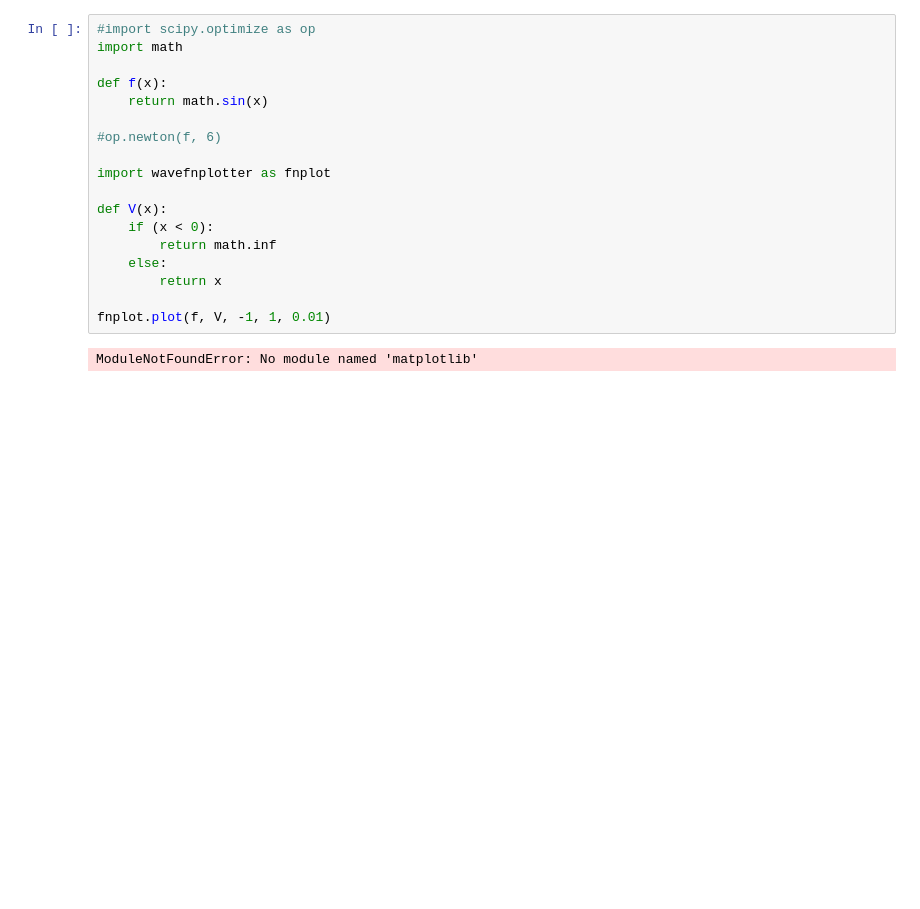
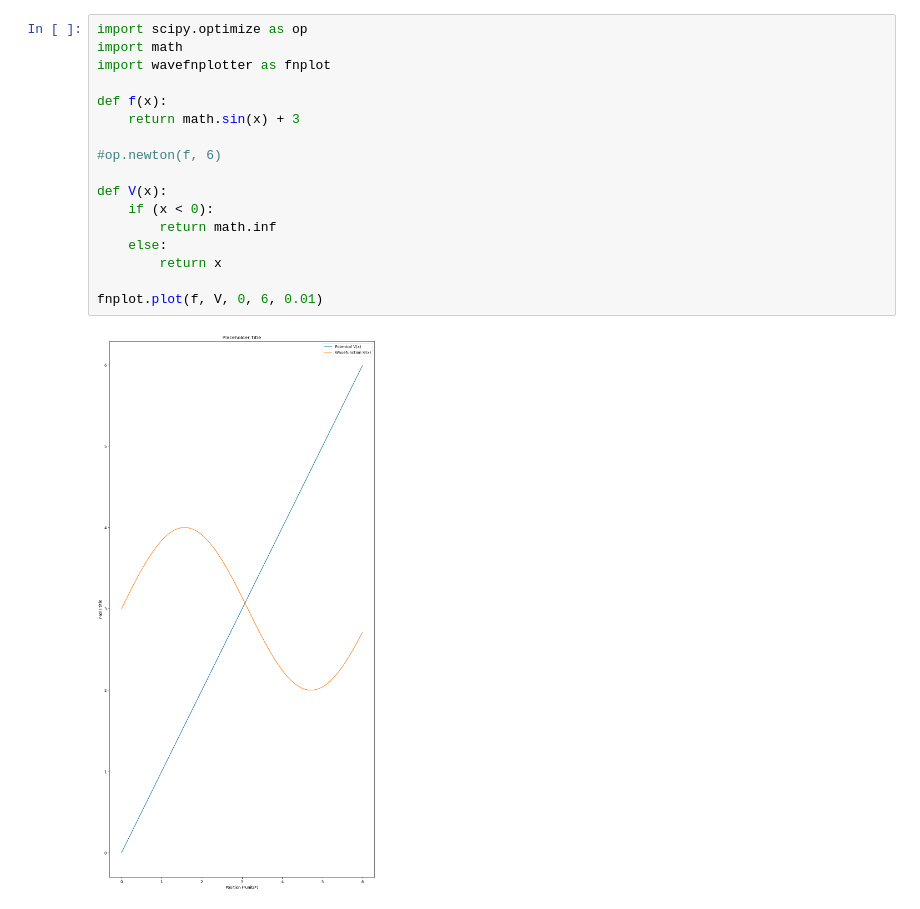
Before and after one commit to Ryan-Afzal/PHY68-Project2, a Jupyter notebook: proj2.ipynb, the cells around one changed output. Drawn from its saved outputs; the diff is of its cells as text; blank space fills up the shorter version.

Commit message:
Finished wavefnplotter for now

```diff
--- a/proj2.ipynb
+++ b/proj2.ipynb
@@ -1,20 +1,19 @@
 # %%
-#import scipy.optimize as op
+import scipy.optimize as op
 import math
+import wavefnplotter as fnplot
 
 def f(x):
-    return math.sin(x)
+    return math.sin(x) + 3
 
 #op.newton(f, 6)
-
-import wavefnplotter as fnplot
 
 def V(x):
     if (x < 0):
         return math.inf
     else:
         return x
 
-fnplot.plot(f, V, -1, 1, 0.01)
+fnplot.plot(f, V, 0, 6, 0.01)
 # %% [output]
-ModuleNotFoundError: No module named 'matplotlib'
+[figure, added]
```
Also changed, not shown: 1 other file.
